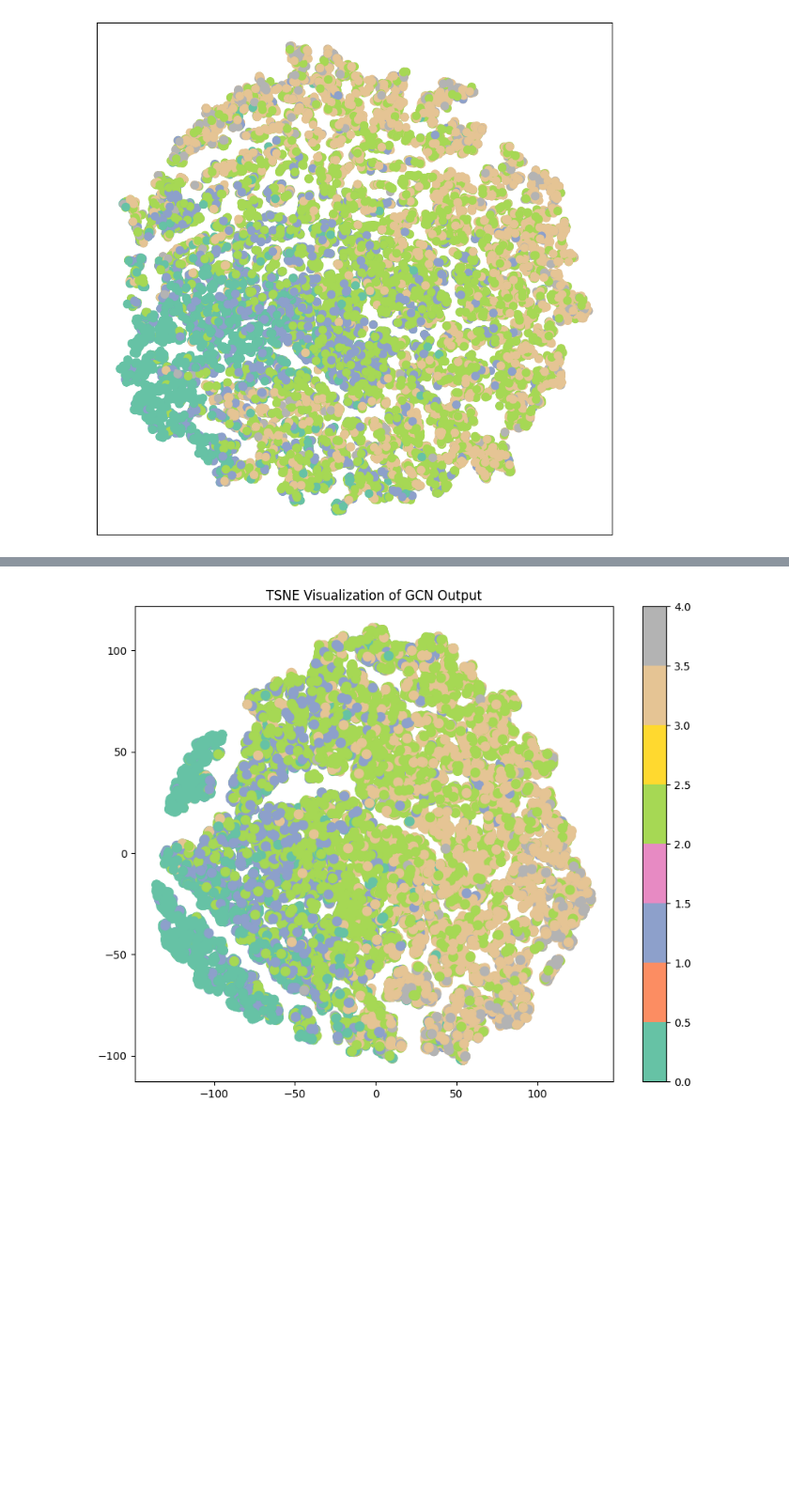
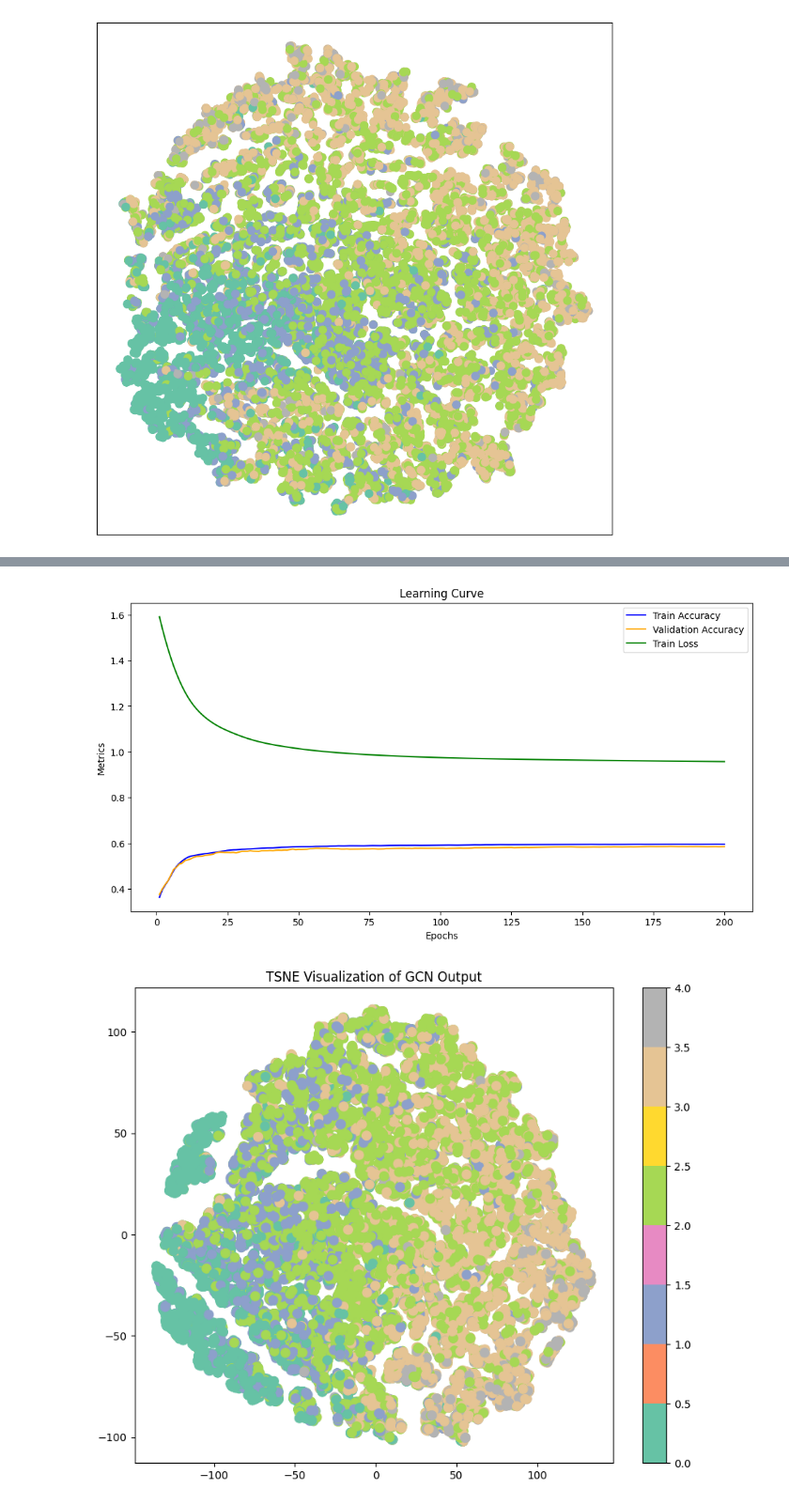
Before and after one commit to ThuNguyen6789/IS353.P12_Nhom3, a Jupyter notebook: notebooks/Khai thác dữ liệu mạng/GraphNeuralNetwork.ipynb, the cells around one changed output, grey strips where cells are left out. Shown at 94% size. Drawn from its saved outputs; the diff is of its cells as text; code cells hidden in the pictures; blank space fills up the shorter version.

```diff
--- a/notebooks/Khai thác dữ liệu mạng/GraphNeuralNetwork.ipynb
+++ b/notebooks/Khai thác dữ liệu mạng/GraphNeuralNetwork.ipynb
@@ -534,31 +557,36 @@ visualize(out, color=data.y)
 # %% [output]
 [figure]
 # %%
-def train():
+
+def train(data, model, optimizer, criterion):
     model.train()
     optimizer.zero_grad()
-    out = model(data)  # Forward pass
-    loss = criterion(out[data.train_mask], data.y[data.train_mask])  # Loss trên tập train
-    loss.backward()  # Backward pass
-    optimizer.step()  # Update weights
+    out = model(data)
+    loss = criterion(out[data.train_mask], data.y[data.train_mask])
+    loss.backward()
+    optimizer.step()
     return loss.item()
 # %%
 @torch.no_grad()
-def evaluate(mask):
+def evaluate(data, model, mask):
     model.eval()
     out = model(data)
-    pred = out[mask].argmax(dim=1)  # Lấy dự đoán
+    pred = out[mask].argmax(dim=1)  # Lấy nhãn dự đoán
     acc = (pred == data.y[mask]).sum().item() / mask.sum().item()
     return acc
 # %%
 num_epochs = 200
+
+train_losses = []
 train_accuracies = []
 val_accuracies = []
+
 for epoch in range(num_epochs):
     loss = train(data, model, optimizer, criterion)
     train_acc = evaluate(data, model, data.train_mask)
     val_acc = evaluate(data, model, data.val_mask)
     # Lưu trữ độ chính xác của mỗi epoch
+    train_losses.append(loss)
     train_accuracies.append(train_acc)
     val_accuracies.append(val_acc)
     print(f"Epoch {epoch+1}, Loss: {loss:.4f}, Train Acc: {train_acc:.4f}, Val Acc: {val_acc:.4f}")
@@ -598,3 +626,21 @@ Validation Accuracy Standard Deviation: 0.0031
+# %%
+epochs = range(1, num_epochs + 1)
+plt.figure(figsize=(12, 6))
+# Vẽ các đường
+plt.plot(epochs, train_accuracies, label='Train Accuracy', color='blue')
+plt.plot(epochs, val_accuracies, label='Validation Accuracy', color='orange')
+plt.plot(epochs, train_losses, label='Train Loss', color='green')
+
+# Thêm nhãn và tiêu đề
+plt.xlabel('Epochs')
+plt.ylabel('Metrics')
+plt.title('Learning Curve')
+plt.legend()
+
+# Hiển thị biểu đồ
+plt.show()
+# %% [output]
+[figure, added]
 # %%
 from sklearn.manifold import TSNE
 import matplotlib.pyplot as plt
```
Also changed, not shown: parts of 13 cells of this notebook.
